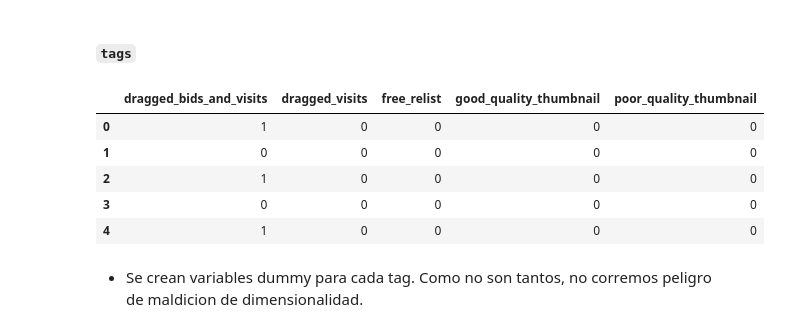
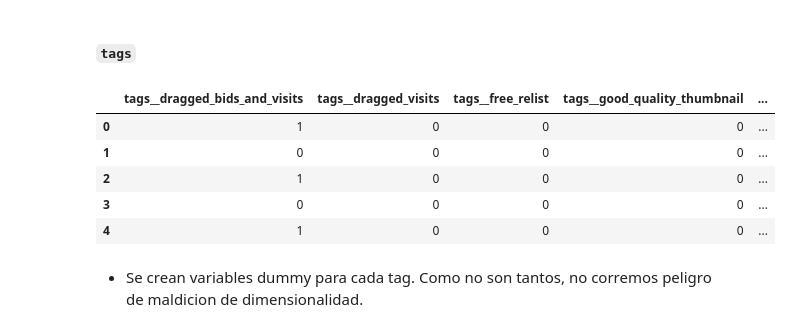
Before and after one commit to jjovalle99/mdo-libre, a Jupyter notebook: notebooks/00_prepare_data.ipynb, the cells around one changed output. Cells and saved outputs as stored; diff of their text form; code cells hidden in the pictures.

```diff
--- a/notebooks/00_prepare_data.ipynb
+++ b/notebooks/00_prepare_data.ipynb
@@ -179,15 +179,15 @@ df = df.drop(columns="pictures")
 # %% [markdown]
 #### `tags`
 # %%
-tags_df = pd.get_dummies(df["tags"].explode()).groupby(level=0).sum()
+tags_df = pd.get_dummies(df["tags"].explode()).groupby(level=0).sum().rename(columns=lambda x: f"tags__{x}")
 tags_df.head()
 # %% [output]
-|  | dragged_bids_and_visits | dragged_visits | free_relist | good_quality_thumbnail | poor_quality_thumbnail |
-| 0 | 1 | 0 | 0 | 0 | 0 |
-| 1 | 0 | 0 | 0 | 0 | 0 |
-| 2 | 1 | 0 | 0 | 0 | 0 |
-| 3 | 0 | 0 | 0 | 0 | 0 |
-| 4 | 1 | 0 | 0 | 0 | 0 |
+|  | tags__dragged_bids_and_visits | tags__dragged_visits | tags__free_relist | tags__good_quality_thumbnail | ... |
+| 0 | 1 | 0 | 0 | 0 | ... |
+| 1 | 0 | 0 | 0 | 0 | ... |
+| 2 | 1 | 0 | 0 | 0 | ... |
+| 3 | 0 | 0 | 0 | 0 | ... |
+| 4 | 1 | 0 | 0 | 0 | ... |
 # %%
 df = pd.concat(objs=[df, tags_df], axis=1)
 df = df.drop(columns="tags")
```
Also changed, not shown: parts of 5 cells of this notebook.
